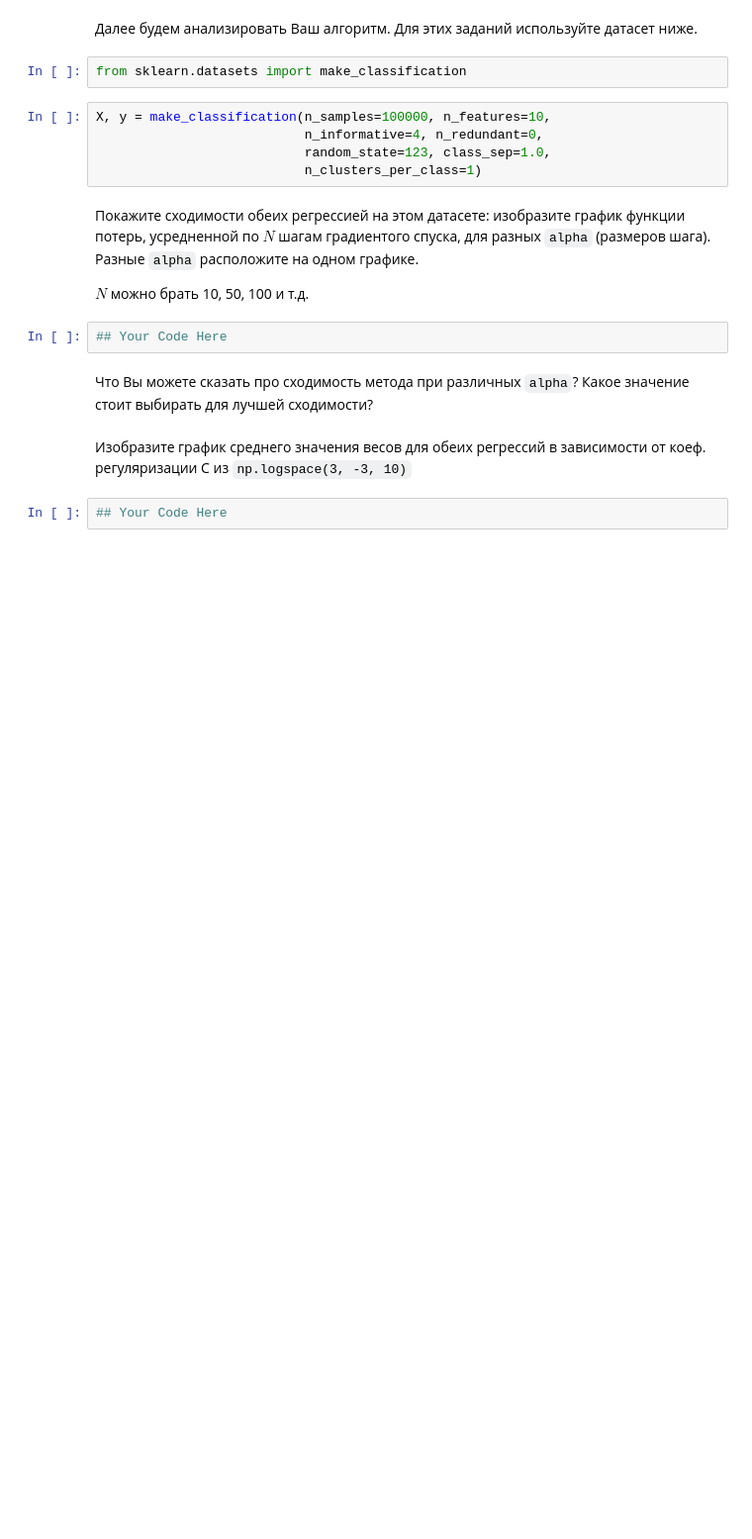
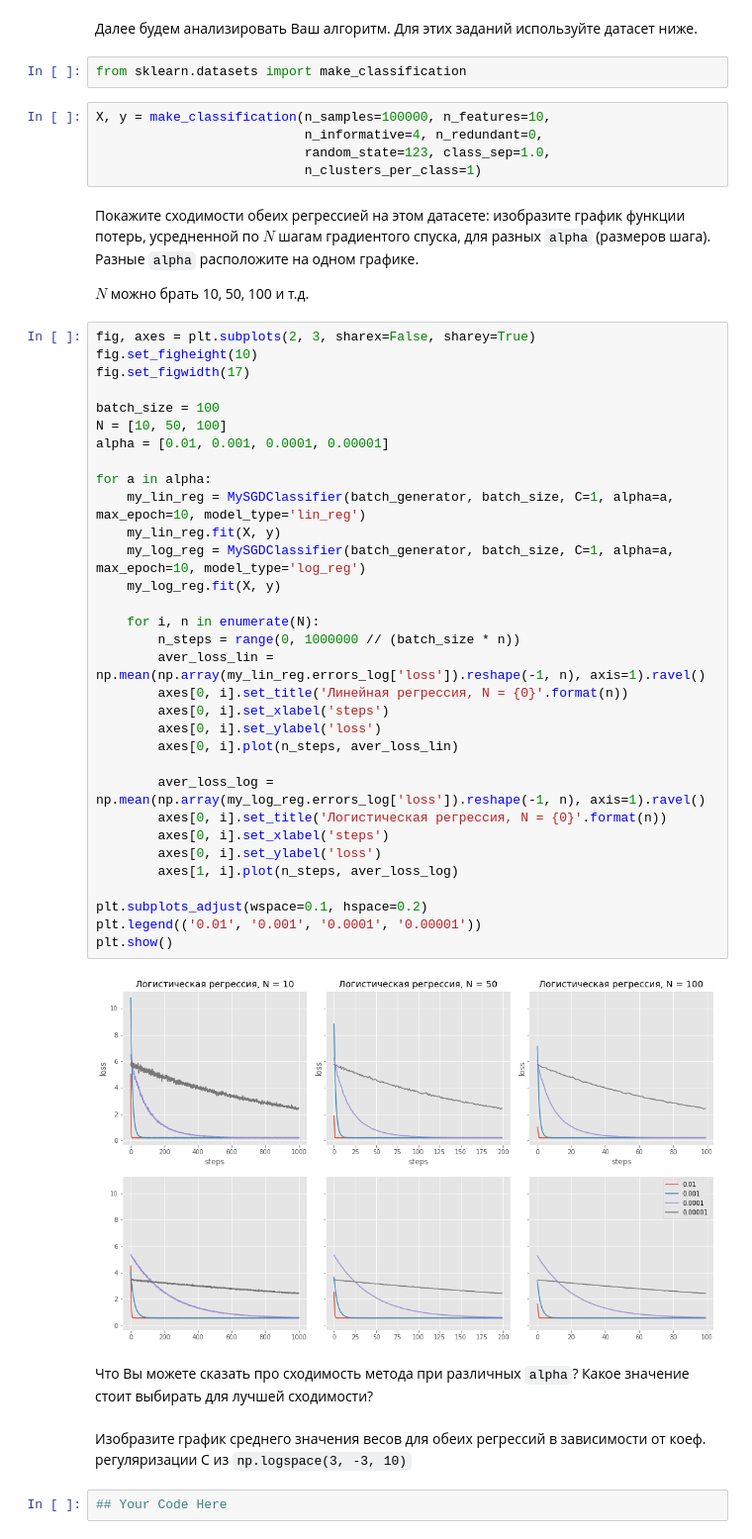
Before and after one commit to alexrez/sphereDM, a Jupyter notebook: Reznikova_hw2.ipynb, the cells around one changed output. Shown at 99% size. Saved outputs shown, nothing was run; the diff lists cells and outputs as text; blank space fills up the shorter version.

```diff
--- a/Reznikova_hw2.ipynb
+++ b/Reznikova_hw2.ipynb
@@ -535,8 +538,40 @@ X, y = make_classification(n_samples=100000, n_features=10,
 Покажите сходимости обеих регрессией на этом датасете: изобразите график  функции потерь, усредненной по $N$ шагам градиентого спуска, для разных `alpha` (размеров шага). Разные `alpha` расположите на одном графике.
 
 $N$ можно брать 10, 50, 100 и т.д.
-# %%
-## Your Code Here
+# %%
+fig, axes = plt.subplots(2, 3, sharex=False, sharey=True)
+fig.set_figheight(10)
+fig.set_figwidth(17)
+
+batch_size = 100
+N = [10, 50, 100]
+alpha = [0.01, 0.001, 0.0001, 0.00001]
+
+for a in alpha:
+    my_lin_reg = MySGDClassifier(batch_generator, batch_size, C=1, alpha=a, max_epoch=10, model_type='lin_reg')
+    my_lin_reg.fit(X, y)
+    my_log_reg = MySGDClassifier(batch_generator, batch_size, C=1, alpha=a, max_epoch=10, model_type='log_reg')
+    my_log_reg.fit(X, y)
+
+    for i, n in enumerate(N):
+        n_steps = range(0, 1000000 // (batch_size * n))
+        aver_loss_lin = np.mean(np.array(my_lin_reg.errors_log['loss']).reshape(-1, n), axis=1).ravel()
+        axes[0, i].set_title('Линейная регрессия, N = {0}'.format(n))
+        axes[0, i].set_xlabel('steps')
+        axes[0, i].set_ylabel('loss')
+        axes[0, i].plot(n_steps, aver_loss_lin)
+
+        aver_loss_log = np.mean(np.array(my_log_reg.errors_log['loss']).reshape(-1, n), axis=1).ravel()
+        axes[0, i].set_title('Логистическая регрессия, N = {0}'.format(n))
+        axes[0, i].set_xlabel('steps')
+        axes[0, i].set_ylabel('loss')
+        axes[1, i].plot(n_steps, aver_loss_log)
+
+plt.subplots_adjust(wspace=0.1, hspace=0.2)
+plt.legend(('0.01', '0.001', '0.0001', '0.00001'))
+plt.show()
+# %% [output]
+[figure, added]
 # %% [markdown]
 Что Вы можете сказать про сходимость метода при различных `alpha`? Какое значение стоит выбирать для лучшей сходимости?
 # %% [markdown]
```
Also changed, not shown: parts of 5 cells of this notebook.
